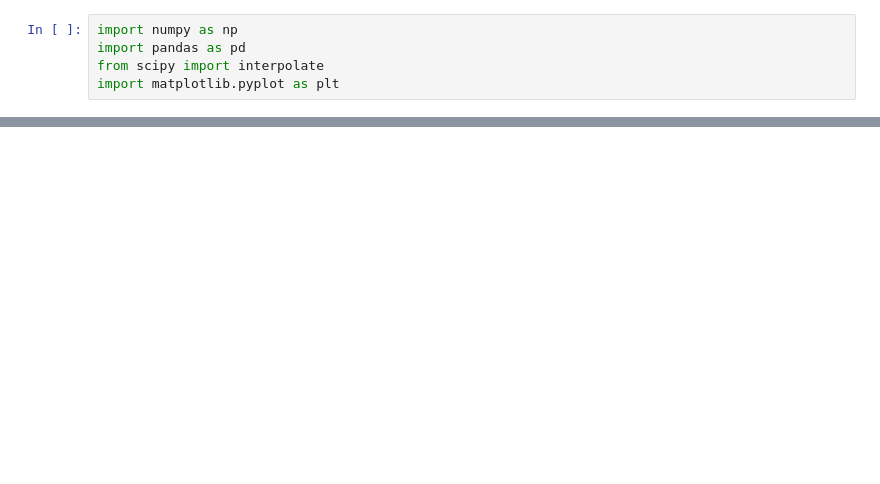
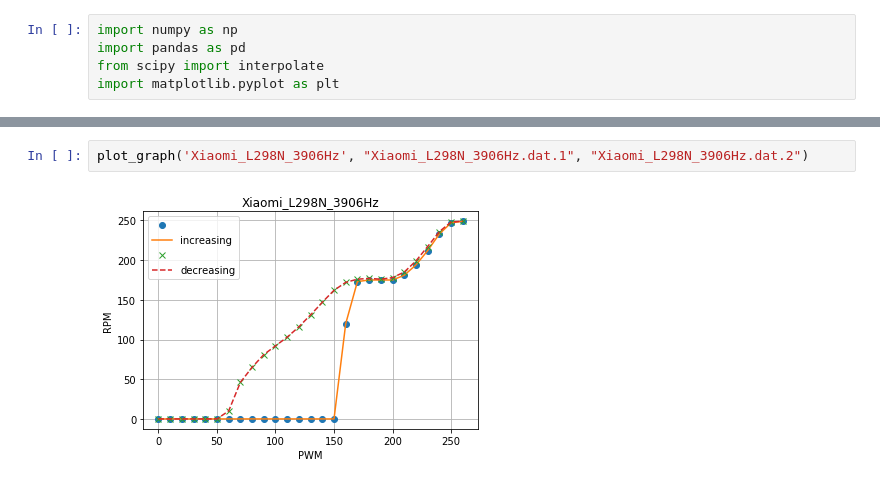
Before and after one commit to ukayzm/balancing_rbt, a Jupyter notebook: prj2.6_pololu_wheel/data/motor_test_plot.ipynb, the cells around one changed output, grey strips where cells are left out. Cells and saved outputs as stored; diff of their text form; blank space fills up the shorter version.

```diff
--- a/prj2.6_pololu_wheel/data/motor_test_plot.ipynb
+++ b/prj2.6_pololu_wheel/data/motor_test_plot.ipynb
@@ -28,0 +39,4 @@ plt.show()
+# %%
+plot_graph('Xiaomi_L298N_3906Hz', "Xiaomi_L298N_3906Hz.dat.1", "Xiaomi_L298N_3906Hz.dat.2")
+# %% [output]
+[figure, added]
```
Also changed, not shown: parts of 6 cells of this notebook, 8 other files.
